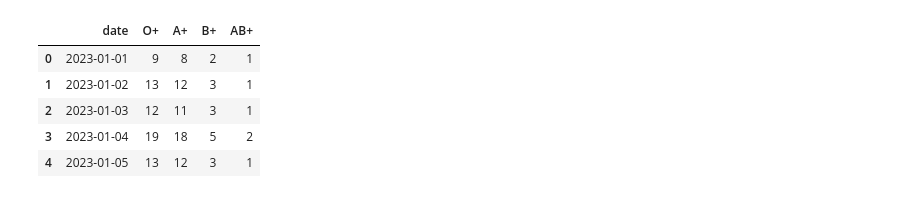
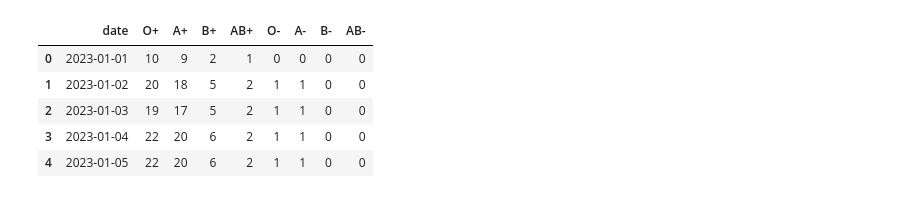
Before and after one commit to RuthZinabu/BloodLink_AI_Service, a Jupyter notebook: notebooks/blood_demand_generation.ipynb, the cells around one changed output. Saved outputs shown, nothing was run; the diff lists cells and outputs as text; code cells hidden in the pictures.

```diff
--- a/notebooks/blood_demand_generation.ipynb
+++ b/notebooks/blood_demand_generation.ipynb
@@ -1,42 +1,53 @@
 # %%
 import pandas as pd
 import numpy as np
 
 # Generate dates
 dates = pd.date_range(start="2023-01-01", end="2024-12-31")
 
 data = []
 
 for date in dates:
 
     base_demand = np.random.randint(30, 60)
 
     # Weekend demand slightly lower
     if date.weekday() >= 5:
         base_demand -= np.random.randint(5,10)
 
     # Random emergency spike
     emergency = np.random.choice([0,10,15], p=[0.8,0.15,0.05])
 
     total = base_demand + emergency
 
+    # data.append({
+    #     "date": date,
+    #     "O+": int(total * 0.37),
+    #     "A+": int(total * 0.34),
+    #     "B+": int(total * 0.10),
+    #     "AB+": int(total * 0.04)
+    # })
     data.append({
-        "date": date,
-        "O+": int(total * 0.37),
-        "A+": int(total * 0.34),
-        "B+": int(total * 0.10),
-        "AB+": int(total * 0.04)
-    })
+    "date": date,
+    "O+": int(total * 0.37),
+    "A+": int(total * 0.34),
+    "B+": int(total * 0.10),
+    "AB+": int(total * 0.04),
+    "O-": int(total * 0.02),
+    "A-": int(total * 0.02),
+    "B-": int(total * 0.01),
+    "AB-": int(total * 0.005)
+})
 
 df = pd.DataFrame(data)
 
 df.head()
 # %% [output]
-|  | date | O+ | A+ | B+ | AB+ |
-| 0 | 2023-01-01 | 9 | 8 | 2 | 1 |
-| 1 | 2023-01-02 | 13 | 12 | 3 | 1 |
-| 2 | 2023-01-03 | 12 | 11 | 3 | 1 |
-| 3 | 2023-01-04 | 19 | 18 | 5 | 2 |
-| 4 | 2023-01-05 | 13 | 12 | 3 | 1 |
+|  | date | O+ | A+ | B+ | AB+ | O- | A- | B- | AB- |
+| 0 | 2023-01-01 | 10 | 9 | 2 | 1 | 0 | 0 | 0 | 0 |
+| 1 | 2023-01-02 | 20 | 18 | 5 | 2 | 1 | 1 | 0 | 0 |
+| 2 | 2023-01-03 | 19 | 17 | 5 | 2 | 1 | 1 | 0 | 0 |
+| 3 | 2023-01-04 | 22 | 20 | 6 | 2 | 1 | 1 | 0 | 0 |
+| 4 | 2023-01-05 | 22 | 20 | 6 | 2 | 1 | 1 | 0 | 0 |
 # %%
 df.to_csv("../data/blood_demand_data.csv", index=False)
```
Also changed, not shown: 8 other files.
